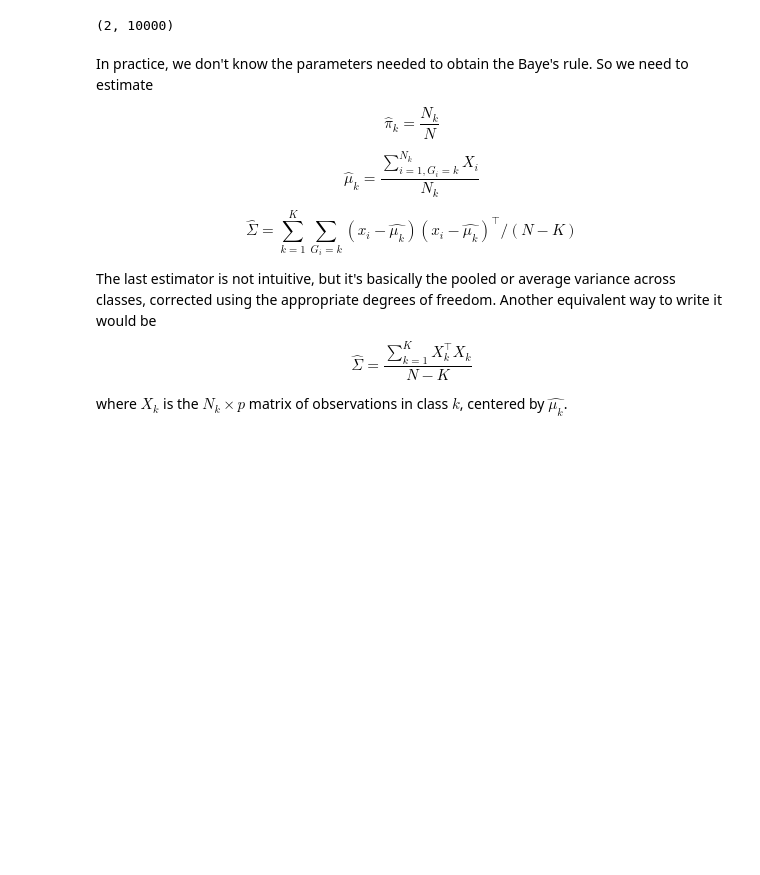
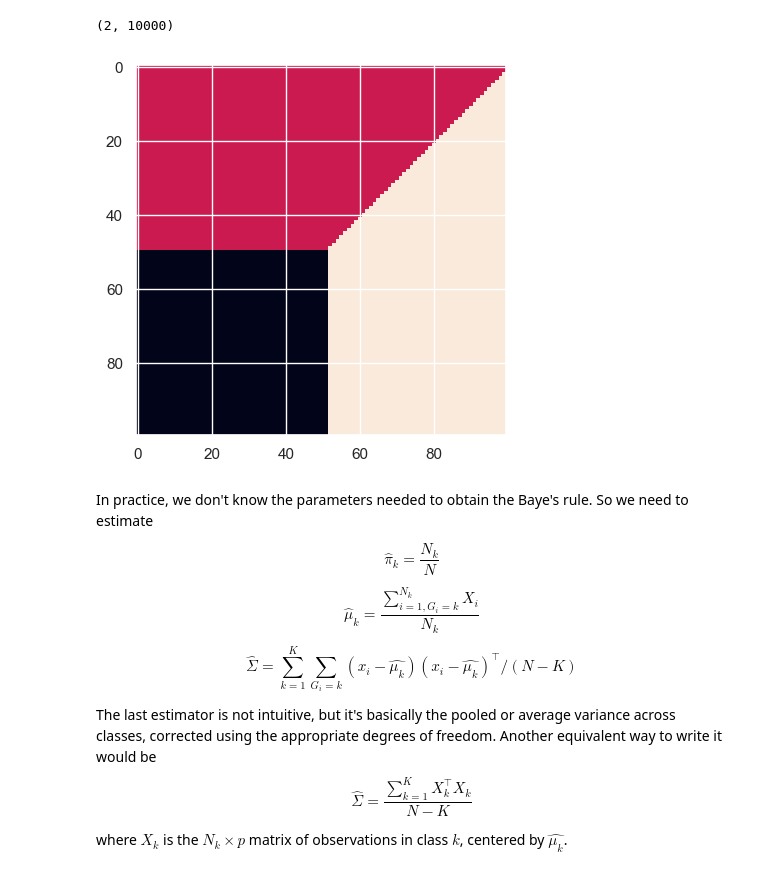
Before and after one commit to BryanWBear/stat-254, a Jupyter notebook: notebooks/esl_chapter4.ipynb, the cells around one changed output. Drawn from its saved outputs; the diff is of its cells as text; code cells hidden in the pictures; blank space fills up the shorter version.

```diff
--- a/notebooks/esl_chapter4.ipynb
+++ b/notebooks/esl_chapter4.ipynb
@@ -77,30 +82,32 @@ xy_stack.shape
 # %%
 # for 2d case only
 class LDABayesRule:
     # means is a dictionary {class_label : class_mean}
     def __init__(self, cov: np.array, means: Dict[str, np.array], priors: Dict[str, np.array]) -> None:
         self.invcov = np.linalg.inv(cov)
         self.means = means
         self.priors = priors
 
     def discriminant_k(self, xy: np.array, class_mean: np.array, class_prior: float):
         return xy.T @ self.invcov @ class_mean - 0.5 * class_mean.T @ self.invcov @ class_mean + np.log(class_prior)
 
     def predict(self, xy: np.array):
         class_preds = []
         for class_label in self.means.keys():
             class_mean = self.means[class_label]
             class_prior = self.priors[class_label]
             preds = self.discriminant_k(xy, class_mean, class_prior)
             class_preds.append(preds)
 
         return np.argmax(np.stack(class_preds, axis=1), axis=1)
 
 
 clf = LDABayesRule(cov, mus, pis)
 preds = clf.predict(xy_stack)
 
-px.imshow(np.rot90(preds.reshape((nx, ny))))
+plt.imshow(np.rot90(preds.reshape((nx, ny))));
+# %% [output]
+[figure, added]
 # %% [markdown]
 In practice, we don't know the parameters needed to obtain the Baye's rule. So we need to estimate
 
```
Also changed, not shown: parts of 4 cells of this notebook, 2 other files.
